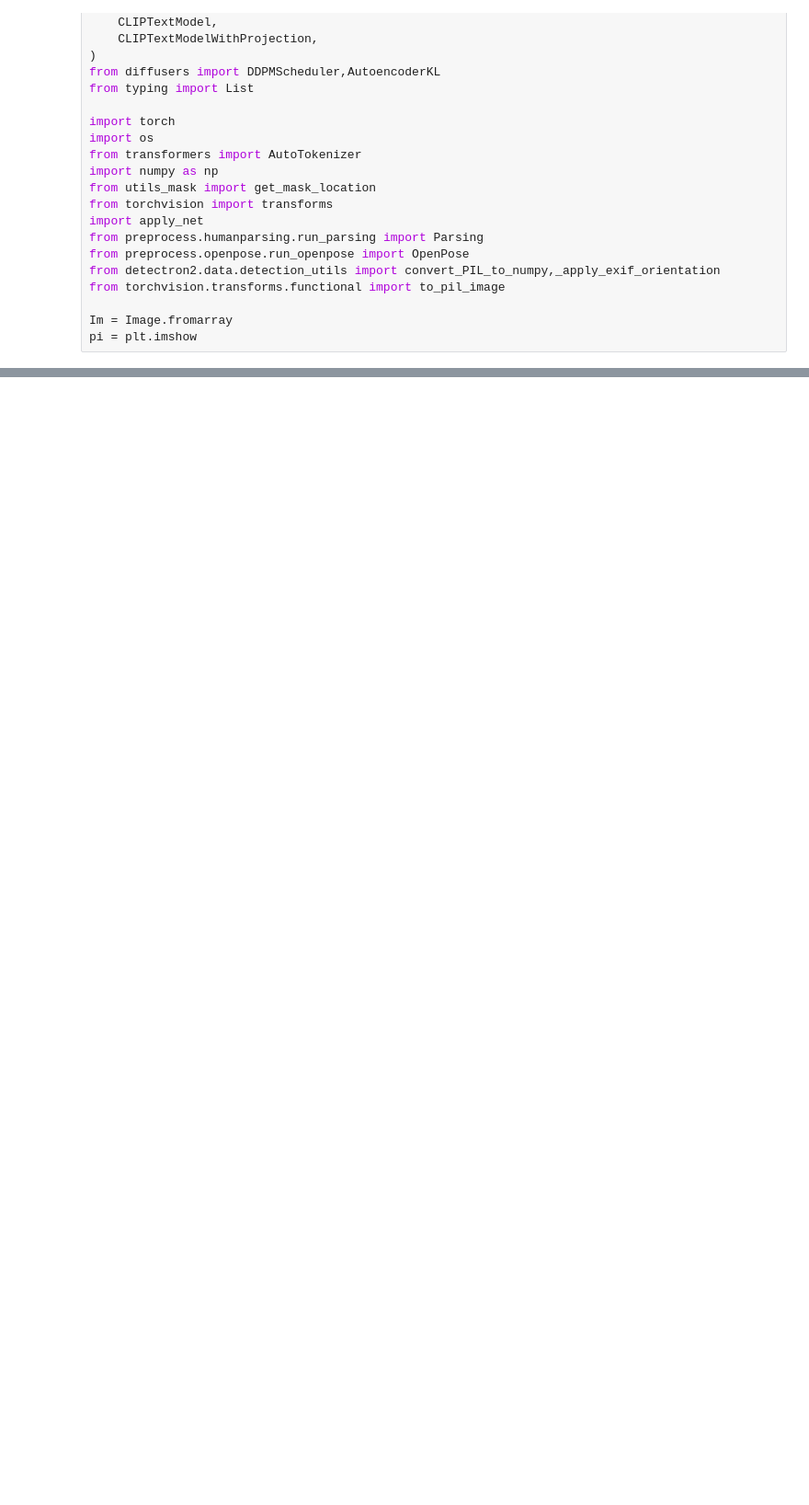
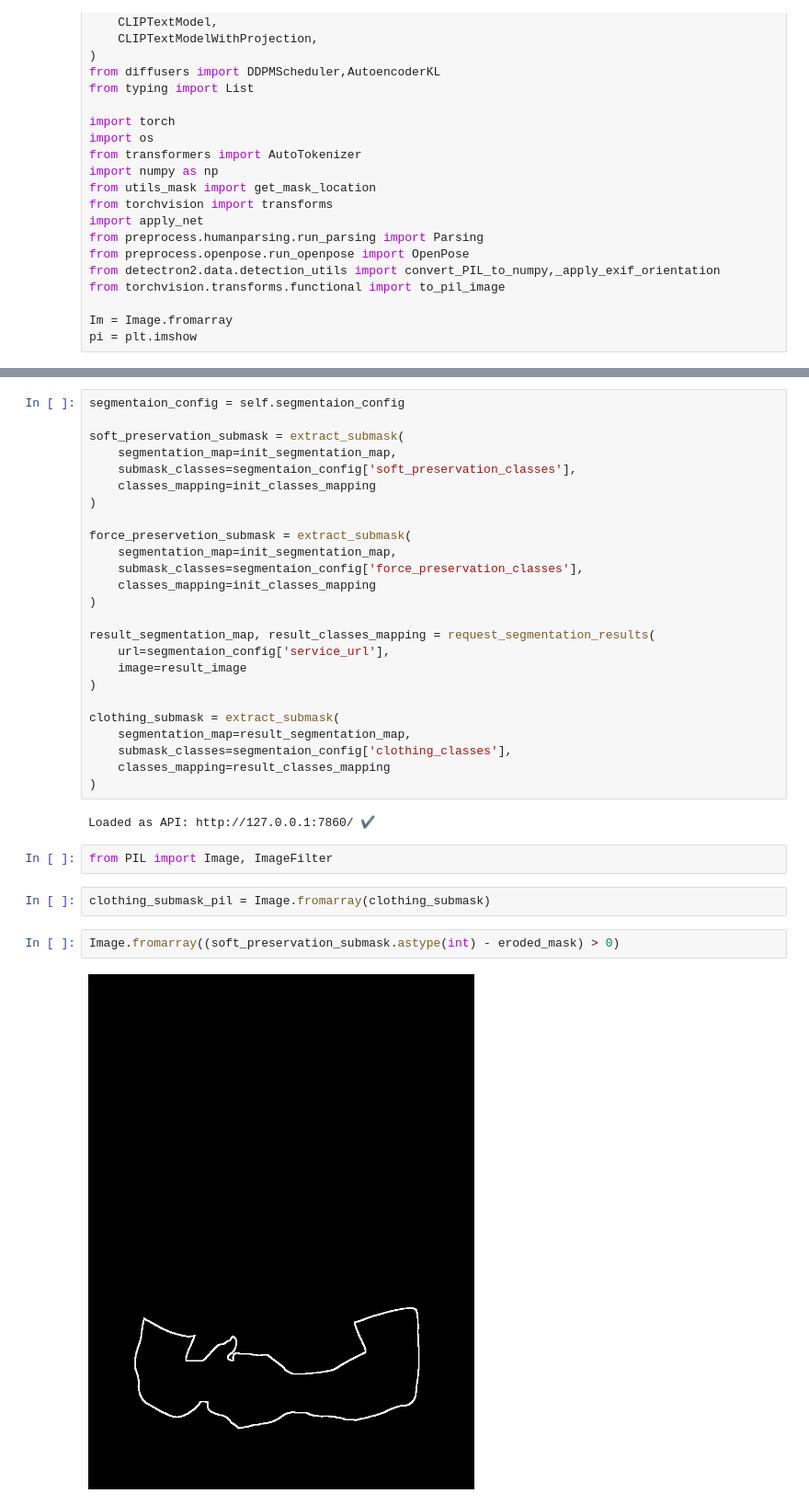
Before and after one commit to AlphaaDi/VTO_demo, a Jupyter notebook: Core_VTO.ipynb, the cells around one changed output, grey strips where cells are left out. Shown at 92% size. Saved outputs shown, nothing was run; the diff lists cells and outputs as text; blank space fills up the shorter version.

```diff
--- a/Core_VTO.ipynb
+++ b/Core_VTO.ipynb
@@ -435,0 +447,35 @@ OSError: Cannot find empty port in range: 8038-8038. You can specify a different
+# %%
+segmentaion_config = self.segmentaion_config
+
+soft_preservation_submask = extract_submask(
+    segmentation_map=init_segmentation_map,
+    submask_classes=segmentaion_config['soft_preservation_classes'],
+    classes_mapping=init_classes_mapping
+)
+
+force_preservetion_submask = extract_submask(
+    segmentation_map=init_segmentation_map,
+    submask_classes=segmentaion_config['force_preservation_classes'],
+    classes_mapping=init_classes_mapping
+)
+
+result_segmentation_map, result_classes_mapping = request_segmentation_results(
+    url=segmentaion_config['service_url'],
+    image=result_image
+)
+
+clothing_submask = extract_submask(
+    segmentation_map=result_segmentation_map,
+    submask_classes=segmentaion_config['clothing_classes'],
+    classes_mapping=result_classes_mapping
+)
+# %% [output]
+Loaded as API: http://127.0.0.1:7860/ ✔
+# %%
+from PIL import Image, ImageFilter
+# %%
+clothing_submask_pil = Image.fromarray(clothing_submask)
+# %%
+Image.fromarray((soft_preservation_submask.astype(int) - eroded_mask) > 0)
+# %% [output]
+[figure, added]
```
Also changed, not shown: parts of 28 cells of this notebook, 4 other files.
